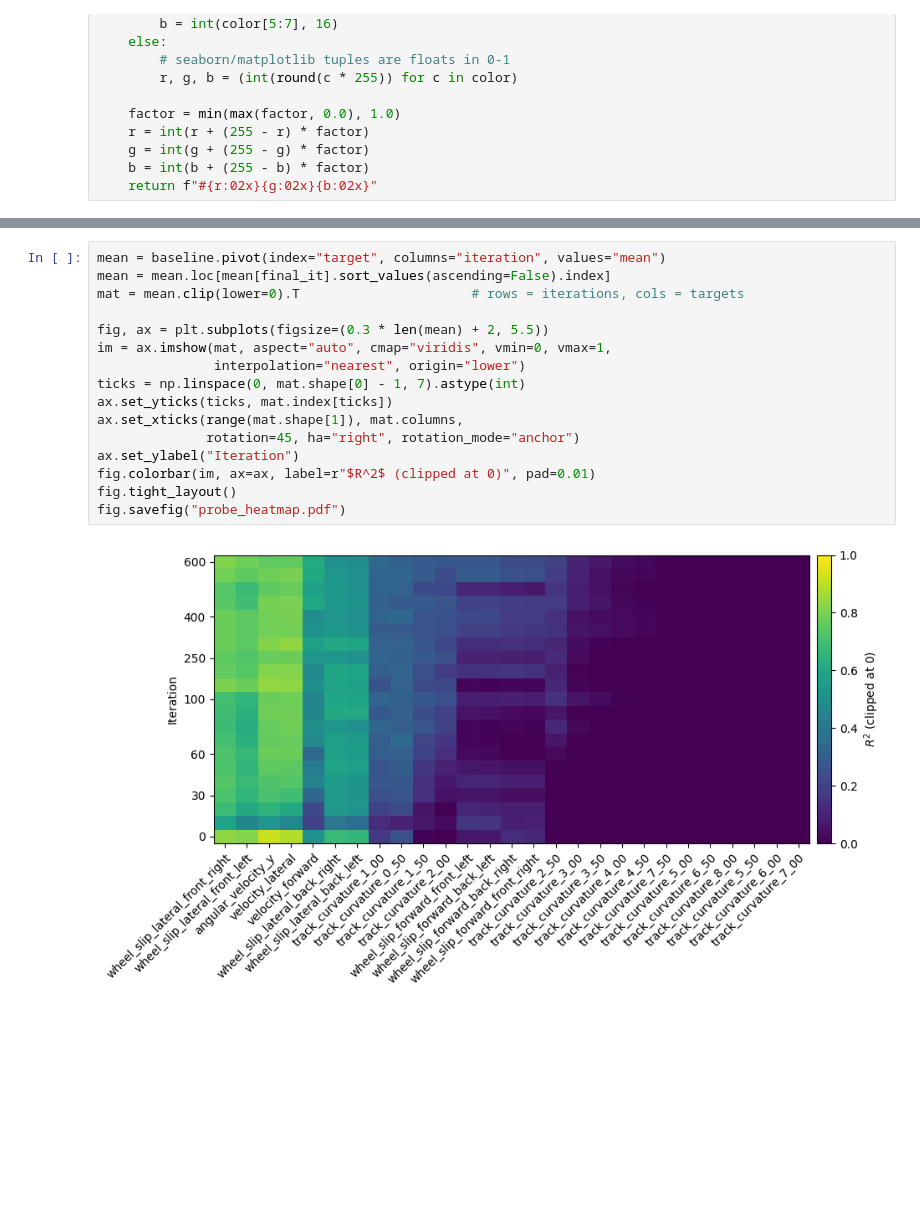
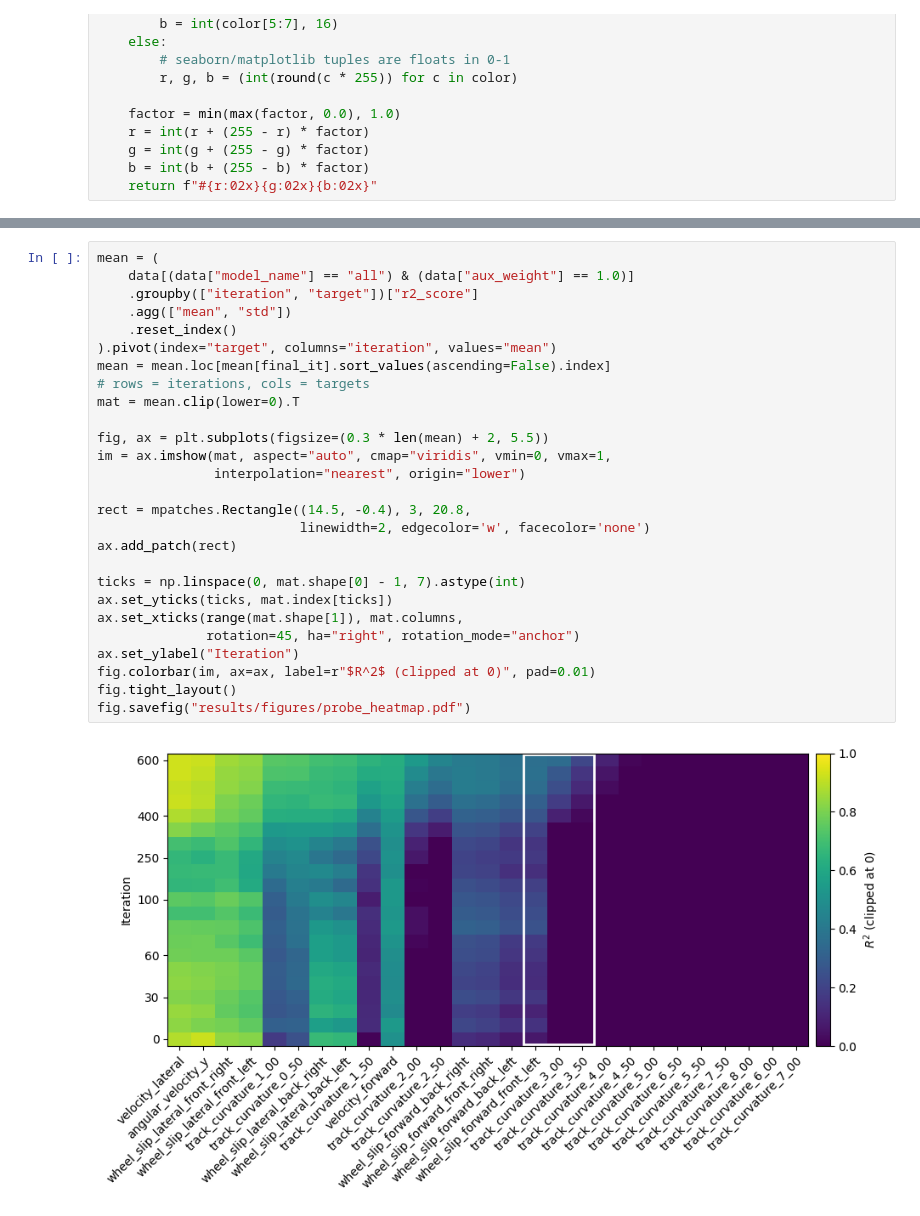
Before and after one commit to jacquesamsel/skripsie, a Jupyter notebook: aux_head_regression_results.ipynb, the cells around one changed output, grey strips where cells are left out. Cells and saved outputs as stored; diff of their text form; blank space fills up the shorter version.

```diff
--- a/aux_head_regression_results.ipynb
+++ b/aux_head_regression_results.ipynb
@@ -121,18 +106,29 @@ fig.savefig("probe_dumbbell.pdf")
 # %%
-mean = baseline.pivot(index="target", columns="iteration", values="mean")
+mean = (
+    data[(data["model_name"] == "all") & (data["aux_weight"] == 1.0)]
+    .groupby(["iteration", "target"])["r2_score"]
+    .agg(["mean", "std"])
+    .reset_index()
+).pivot(index="target", columns="iteration", values="mean")
 mean = mean.loc[mean[final_it].sort_values(ascending=False).index]
-mat = mean.clip(lower=0).T                      # rows = iterations, cols = targets
+# rows = iterations, cols = targets
+mat = mean.clip(lower=0).T
 
 fig, ax = plt.subplots(figsize=(0.3 * len(mean) + 2, 5.5))
 im = ax.imshow(mat, aspect="auto", cmap="viridis", vmin=0, vmax=1,
                interpolation="nearest", origin="lower")
+
+rect = mpatches.Rectangle((14.5, -0.4), 3, 20.8,
+                          linewidth=2, edgecolor='w', facecolor='none')
+ax.add_patch(rect)
+
 ticks = np.linspace(0, mat.shape[0] - 1, 7).astype(int)
 ax.set_yticks(ticks, mat.index[ticks])
 ax.set_xticks(range(mat.shape[1]), mat.columns,
               rotation=45, ha="right", rotation_mode="anchor")
 ax.set_ylabel("Iteration")
 fig.colorbar(im, ax=ax, label=r"$R^2$ (clipped at 0)", pad=0.01)
 fig.tight_layout()
-fig.savefig("probe_heatmap.pdf")
+fig.savefig("results/figures/probe_heatmap.pdf")
 # %% [output]
-[figure, old version]
+[figure, new version]
```
Also changed, not shown: parts of 6 cells of this notebook, 11 other files.
